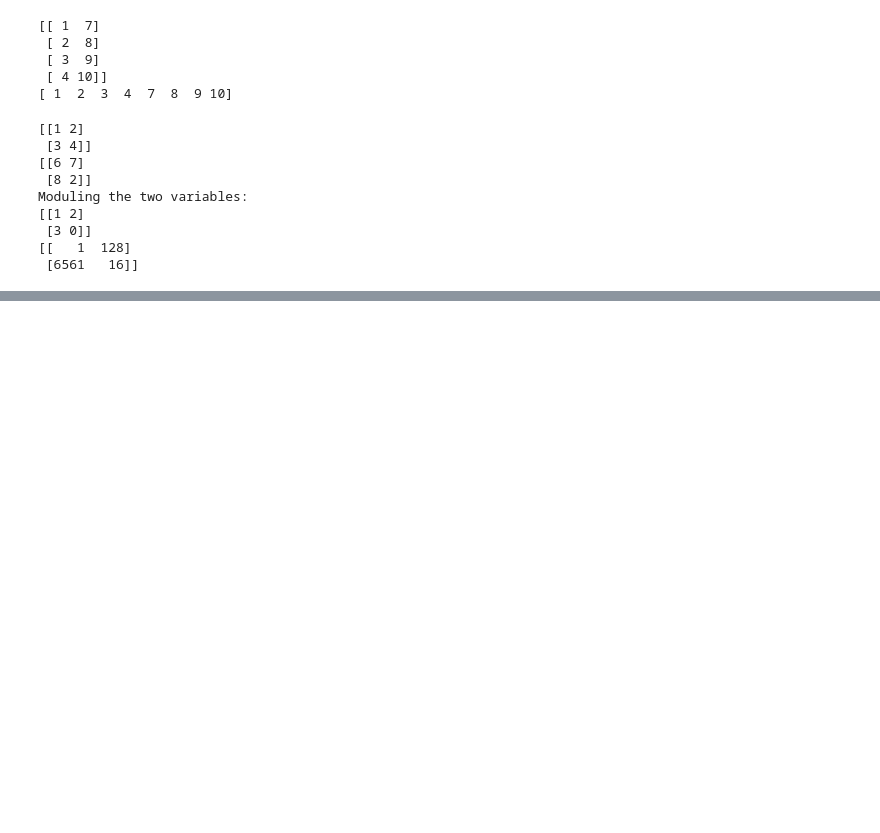
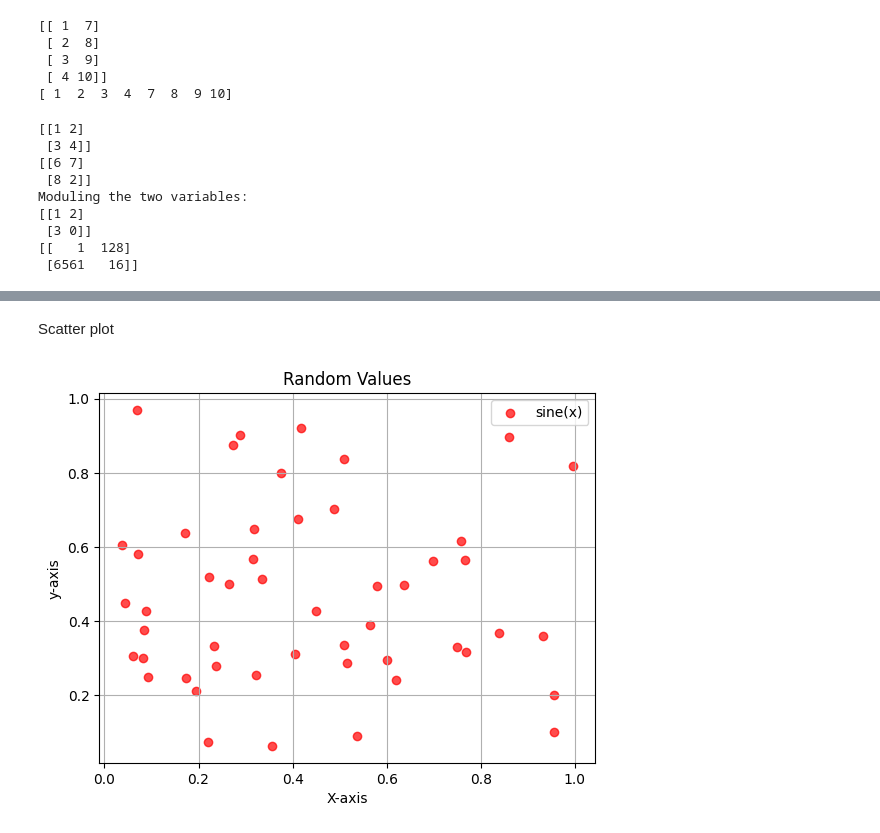
Before and after one commit to Kanishka-sketch/My_4sem_internship, a Jupyter notebook: day12.ipynb, the cells around one changed output, grey strips where cells are left out. Drawn from its saved outputs; the diff is of its cells as text; code cells hidden in the pictures; blank space fills up the shorter version.

```diff
--- a/day12.ipynb
+++ b/day12.ipynb
@@ -42,0 +197,14 @@ Moduling the two variables:
+# %% [markdown]
+Scatter plot
+# %%
+x = np.random.rand(50)
+y= np.random.rand(50)
+plt.scatter(x,y,label = 'sine(x)',color = 'red',alpha = 0.7)
+plt.title("Random Values")
+plt.xlabel('X-axis')
+plt.ylabel('y-axis')
+plt.legend()
+plt.grid(True)
+plt.show()
+# %% [output]
+[figure, added]
```
Also changed, not shown: parts of 21 cells of this notebook, 7 other files.
